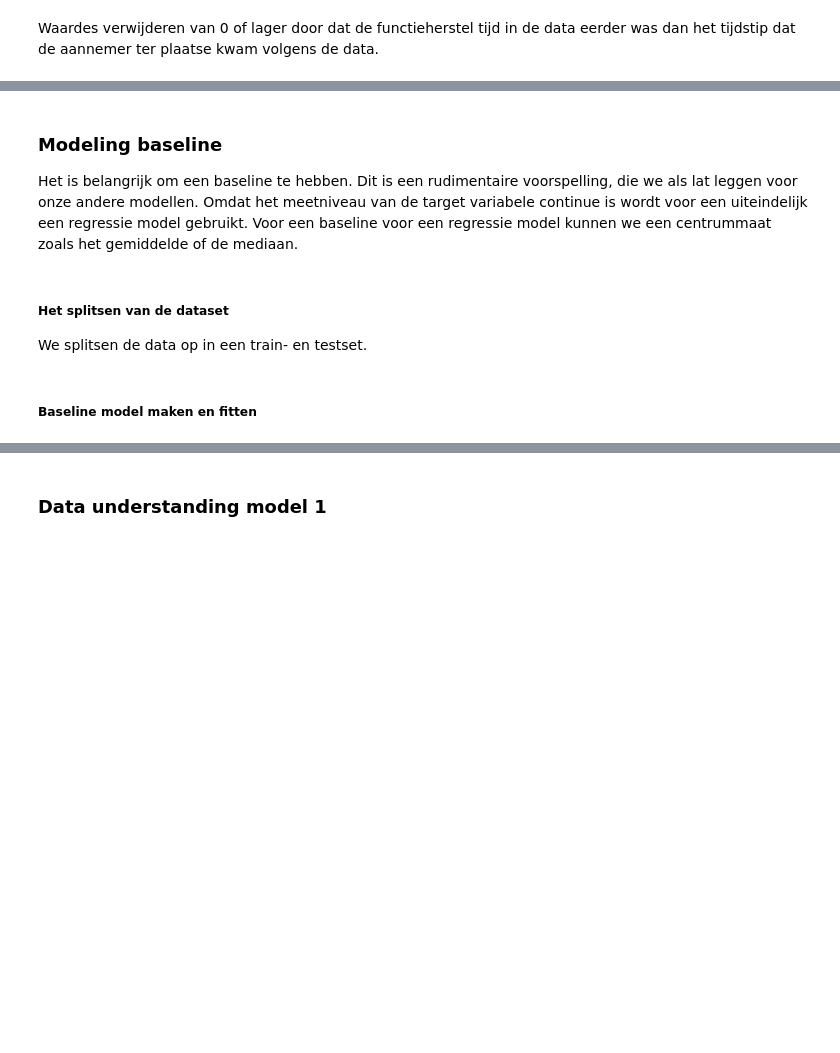
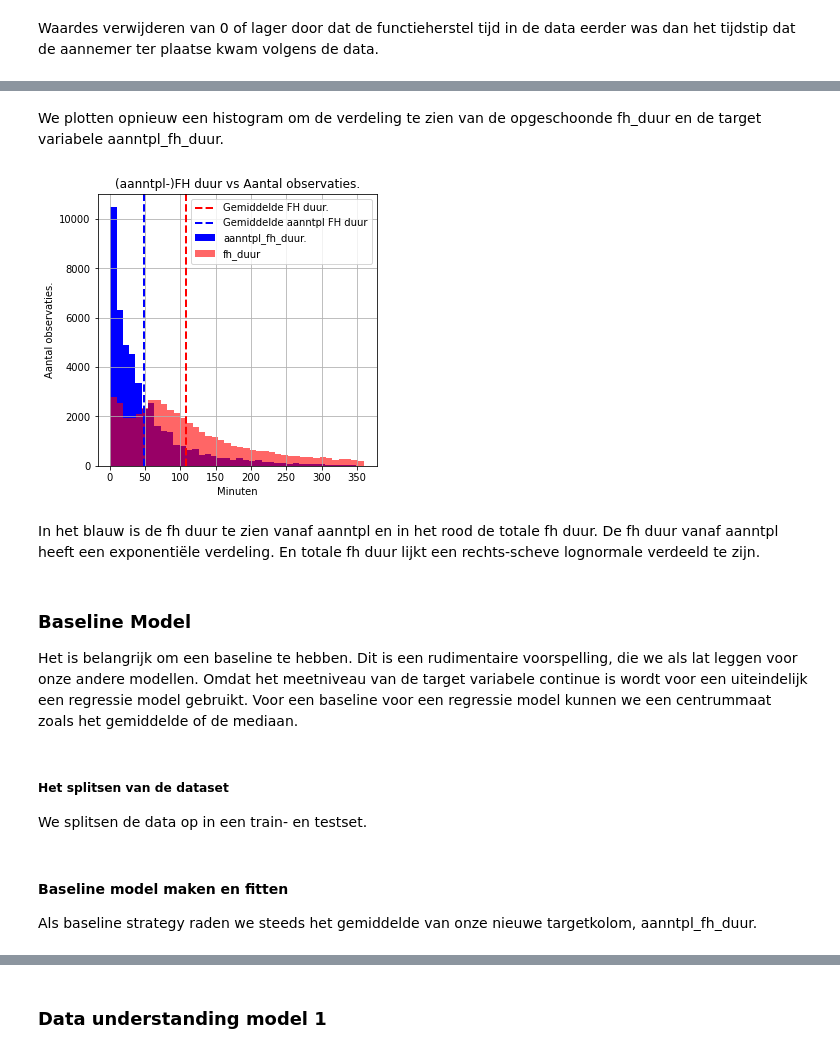
Before and after one commit to sbeetsma/DDB_groep5, a Jupyter notebook: prorail_0.ipynb, the cells around one changed output, grey strips where cells are left out. Drawn from its saved outputs; the diff is of its cells as text; code cells hidden in the pictures; blank space fills up the shorter version.

Commit message:
Add new models

```diff
--- a/prorail_0.ipynb
+++ b/prorail_0.ipynb
@@ -333,5 +397,24 @@ Name: aanntpl_fh_duur, Length: 46199, dtype: int32
+# %% [markdown]
+We plotten opnieuw een histogram om de verdeling te zien van de opgeschoonde fh_duur en de target variabele aanntpl_fh_duur.
+# %%
+dataset['aanntpl_fh_duur'].hist(figsize=(7,7), bins=40, alpha = 1, color='blue') # hist
+dataset['fh_duur'].hist(figsize=(5,5), bins=40,alpha = 0.6, color='red') # hist
+
+
+plt.axvline(dataset['fh_duur'].mean(), color='red', linestyle='dashed', linewidth=2) # add mean line
+plt.axvline(dataset['aanntpl_fh_duur'].mean(), color='blue', linestyle='dashed', linewidth=2) # add mean line
+
+plt.legend(["Gemiddelde FH duur.", "Gemiddelde aanntpl FH duur", "aanntpl_fh_duur.", "fh_duur"], loc="upper right") # legend
+plt.title("(aanntpl-)FH duur vs Aantal observaties."), plt.xlabel("Minuten"), plt.ylabel("Aantal observaties.") # title, x & y labels
+
+plt.show()
+# %% [output]
+[figure, added]
+# %% [markdown]
+In het blauw is de fh duur te zien vanaf aanntpl en in het rood de totale fh duur.
+De fh duur vanaf aanntpl heeft een exponentiële verdeling. En totale fh duur lijkt een rechts-scheve lognormale verdeeld te zijn.
 # %% [markdown]
-### Modeling baseline
+### Baseline Model
 
 Het is belangrijk om een baseline te hebben. Dit is een rudimentaire voorspelling, die we als lat leggen voor onze andere modellen.
 Omdat het meetniveau van de target variabele continue is wordt voor een uiteindelijk een regressie model gebruikt. Voor een baseline voor een regressie model kunnen we een centrummaat zoals het gemiddelde of de mediaan.
@@ -344,7 +427,8 @@ X = dataset.drop(target ,axis=1)
 y = dataset[target]
 X_train, X_test, y_train, y_test = train_test_split(X, y, random_state=0)
 # %% [markdown]
-##### Baseline model maken en fitten
+#### Baseline model maken en fitten
+Als baseline strategy raden we steeds het gemiddelde van onze nieuwe targetkolom, aanntpl_fh_duur.
 # %%
 baseline = DummyRegressor(strategy = 'mean').fit(X_train, y_train)
 # %%
```
Also changed, not shown: parts of 165 cells of this notebook.
